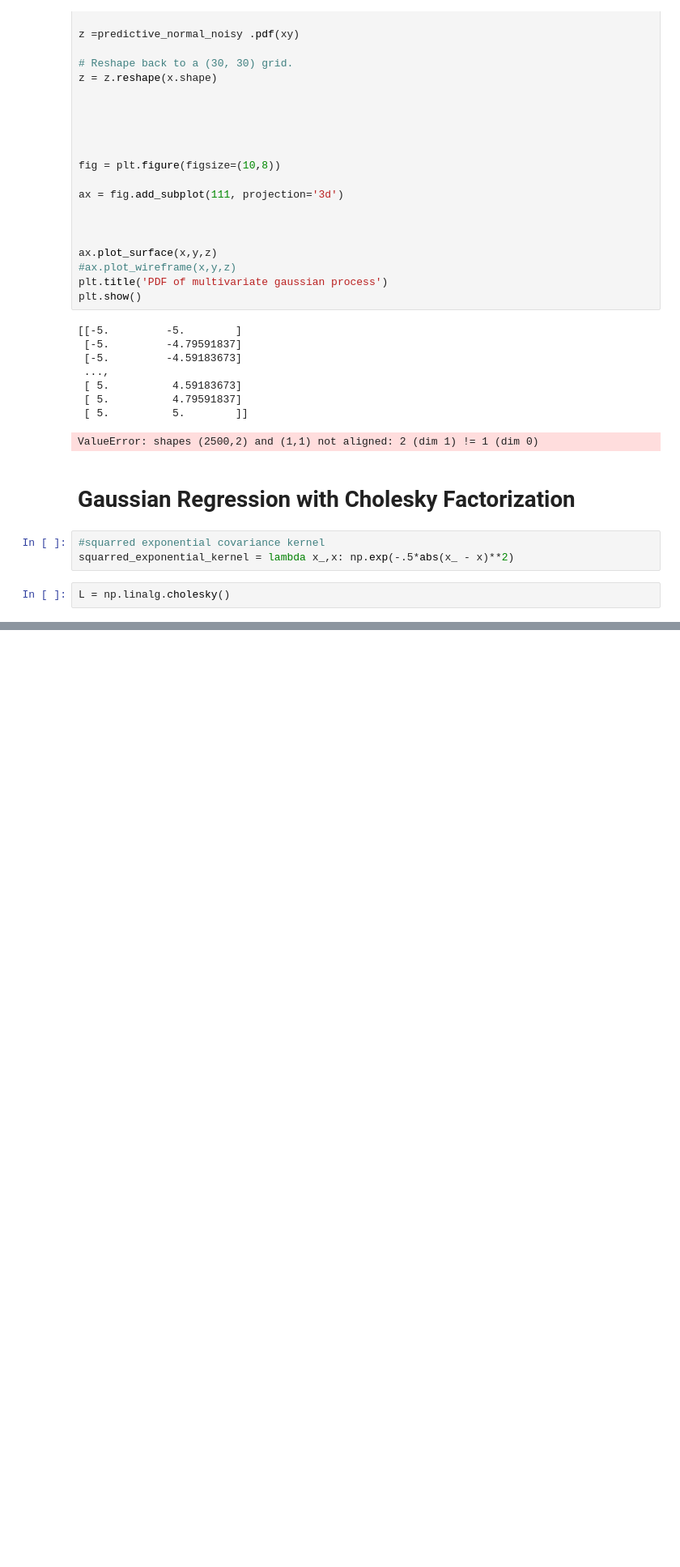
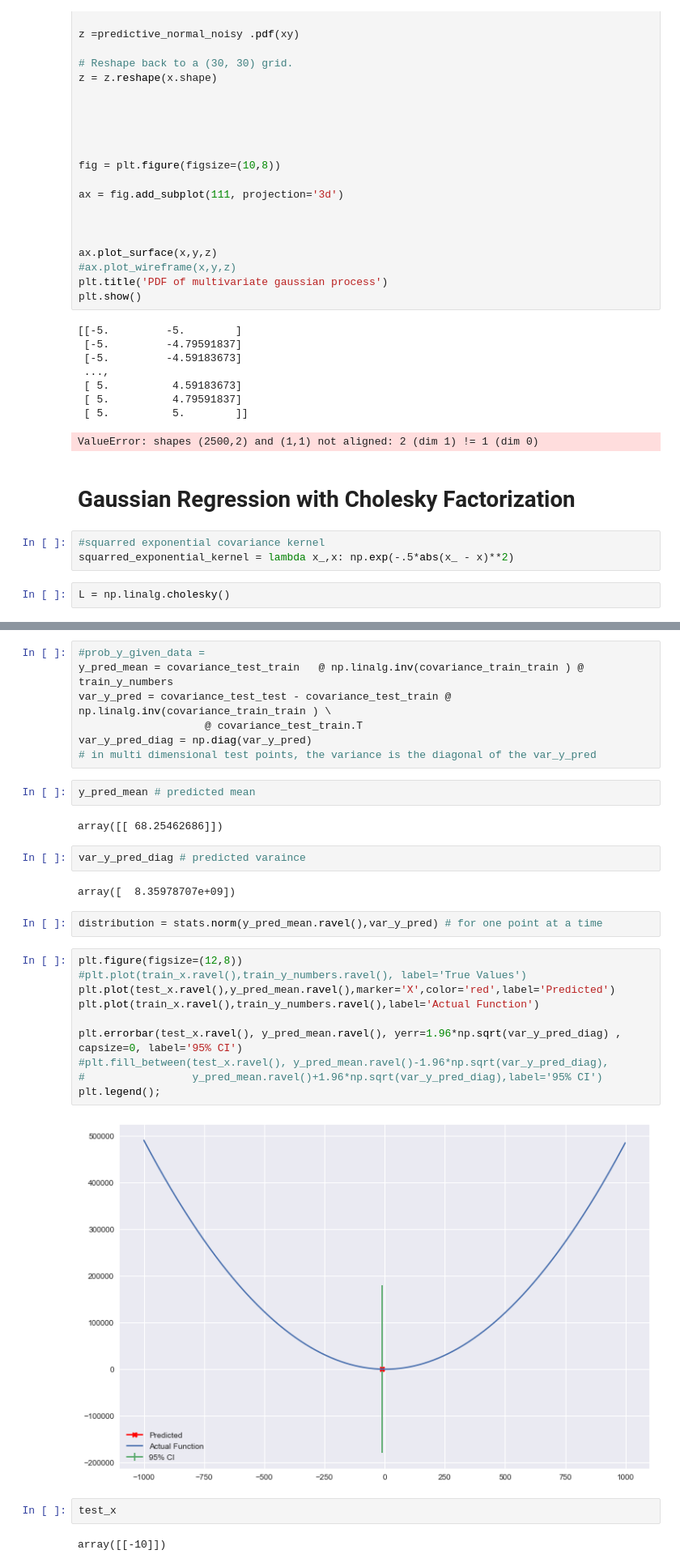
Before and after one commit to jonhilgart22/advanced_stats, a Jupyter notebook: final_project/Experimenting with GPs.ipynb, the cells around one changed output, grey strips where cells are left out. Shown: that part at 81% size. Drawn from its saved outputs; the diff is of its cells as text; blank space fills up the shorter version.

```diff
--- a/final_project/Experimenting with GPs.ipynb
+++ b/final_project/Experimenting with GPs.ipynb
@@ -432,0 +500,33 @@ L = np.linalg.cholesky()
+# %%
+#prob_y_given_data =
+y_pred_mean = covariance_test_train   @ np.linalg.inv(covariance_train_train ) @ train_y_numbers
+var_y_pred = covariance_test_test - covariance_test_train @ np.linalg.inv(covariance_train_train ) \
+                    @ covariance_test_train.T
+var_y_pred_diag = np.diag(var_y_pred)
+# in multi dimensional test points, the variance is the diagonal of the var_y_pred
+# %%
+y_pred_mean # predicted mean
+# %% [output]
+array([[ 68.25462686]])
+# %%
+var_y_pred_diag # predicted varaince
+# %% [output]
+array([  8.35978707e+09])
+# %%
+distribution = stats.norm(y_pred_mean.ravel(),var_y_pred) # for one point at a time
+# %%
+plt.figure(figsize=(12,8))
+#plt.plot(train_x.ravel(),train_y_numbers.ravel(), label='True Values')
+plt.plot(test_x.ravel(),y_pred_mean.ravel(),marker='X',color='red',label='Predicted')
+plt.plot(train_x.ravel(),train_y_numbers.ravel(),label='Actual Function')
+
+plt.errorbar(test_x.ravel(), y_pred_mean.ravel(), yerr=1.96*np.sqrt(var_y_pred_diag) , capsize=0, label='95% CI')
+#plt.fill_between(test_x.ravel(), y_pred_mean.ravel()-1.96*np.sqrt(var_y_pred_diag),
+#                 y_pred_mean.ravel()+1.96*np.sqrt(var_y_pred_diag),label='95% CI')
+plt.legend();
+# %% [output]
+[figure, added]
+# %%
+test_x
+# %% [output]
+array([[-10]])
```
Also changed, not shown: parts of 16 cells of this notebook, 1 other file.
